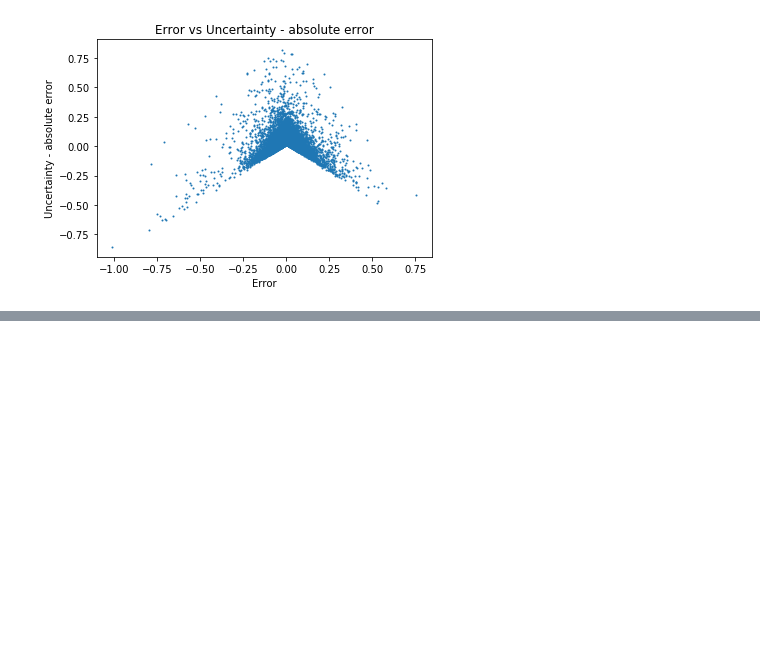
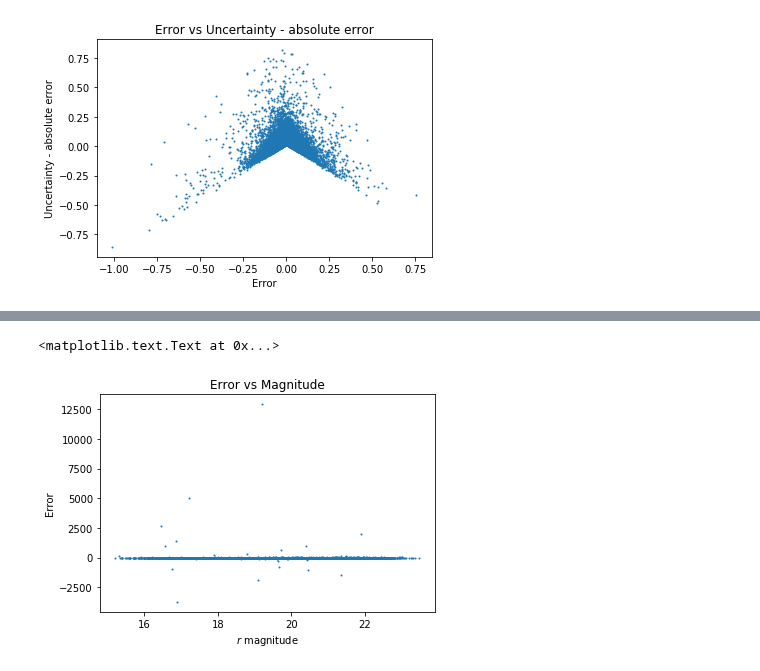
Before and after one commit to chengsoonong/mclass-sky, a Jupyter notebook: projects/jakub/Plots.ipynb, the cells around one changed output, grey strips where cells are left out. Saved outputs shown, nothing was run; the diff lists cells and outputs as text; code cells hidden in the pictures; blank space fills up the shorter version.

```diff
--- a/projects/jakub/Plots.ipynb
+++ b/projects/jakub/Plots.ipynb
@@ -143,0 +160,10 @@ plt.title('Error vs Uncertainty - absolute error')
+# %%
+rel_error_y = predicted_y / test_y
+
+plt.scatter(test_X[:,0], rel_error_y, s=1)
+plt.xlabel('$r$ magnitude')
+plt.ylabel('Error')
+plt.title('Error vs Magnitude')
+# %% [output]
+<matplotlib.text.Text at 0x...>
+[figure, added]
```
Also changed, not shown: parts of 3 cells of this notebook.
